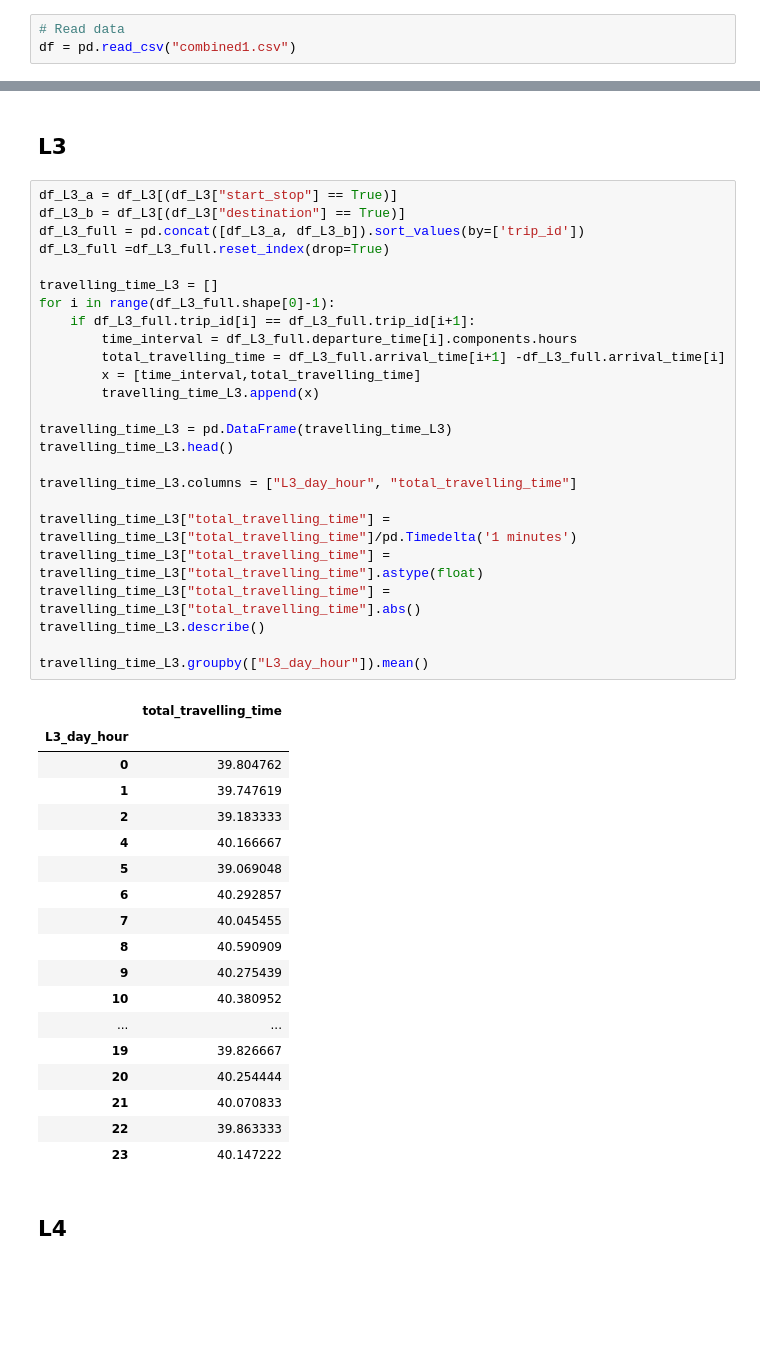
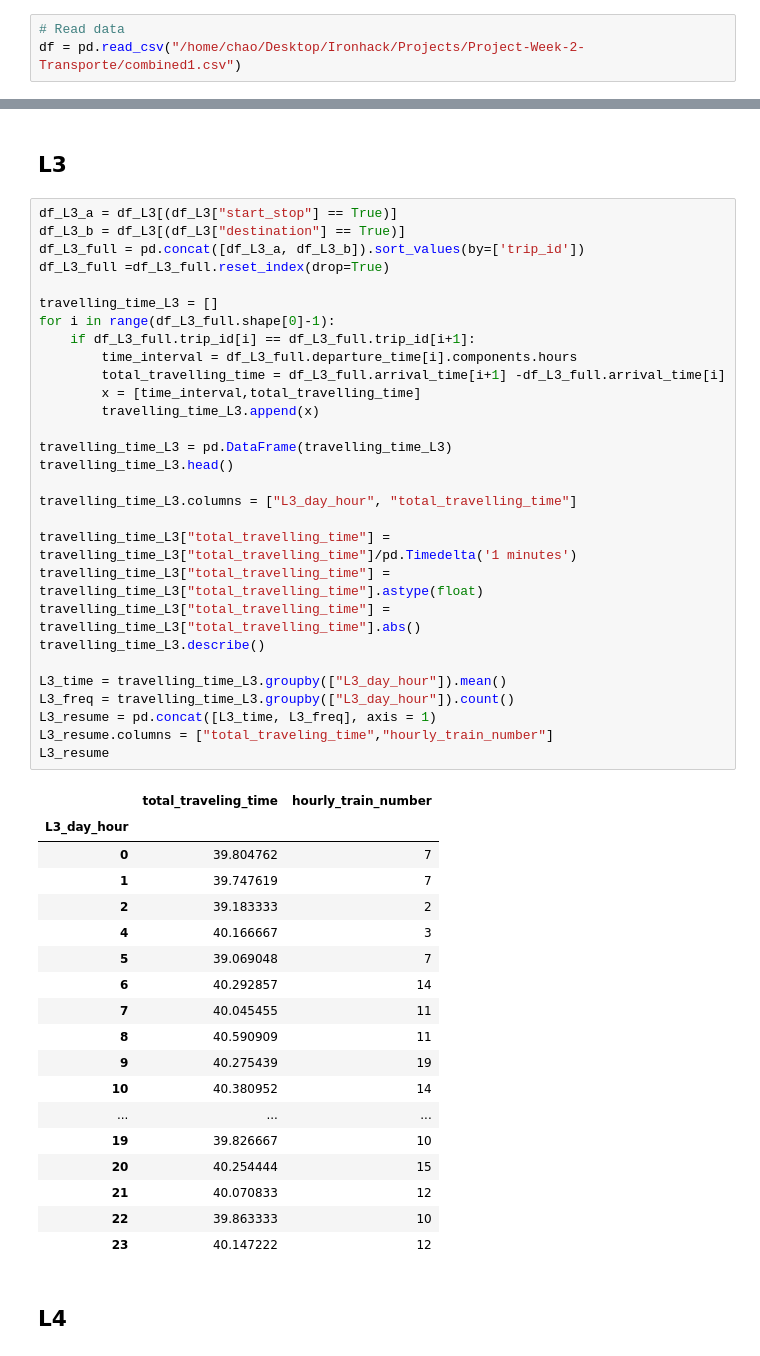
Before and after one commit to ChaotingChang/Project-Barcelona-public-transportation-capacity-in-big-event, a Jupyter notebook: your-project/Project_Week2-add-bus.ipynb, the cells around one changed output, grey strips where cells are left out. Saved outputs shown, nothing was run; the diff lists cells and outputs as text; blank space fills up the shorter version.

```diff
--- a/your-project/Project_Week2-add-bus.ipynb
+++ b/your-project/Project_Week2-add-bus.ipynb
@@ -3,6 +3,6 @@ import numpy as np
 import pandas as pd
 # %%
 # Read data
-df = pd.read_csv("combined1.csv")
+df = pd.read_csv("/home/chao/Desktop/Ironhack/Projects/Project-Week-2-Transporte/combined1.csv")
 # %%
 df.head()
@@ -247,47 +209,51 @@ travelling_time_L2.groupby(["L2_day_hour"]).mean()
 # %%
 df_L3_a = df_L3[(df_L3["start_stop"] == True)]
 df_L3_b = df_L3[(df_L3["destination"] == True)]
 df_L3_full = pd.concat([df_L3_a, df_L3_b]).sort_values(by=['trip_id'])
 df_L3_full =df_L3_full.reset_index(drop=True)
 
 travelling_time_L3 = []
 for i in range(df_L3_full.shape[0]-1):
     if df_L3_full.trip_id[i] == df_L3_full.trip_id[i+1]:
         time_interval = df_L3_full.departure_time[i].components.hours
         total_travelling_time = df_L3_full.arrival_time[i+1] -df_L3_full.arrival_time[i]
         x = [time_interval,total_travelling_time]
         travelling_time_L3.append(x)
 
 travelling_time_L3 = pd.DataFrame(travelling_time_L3)
 travelling_time_L3.head()
 
 travelling_time_L3.columns = ["L3_day_hour", "total_travelling_time"]
 
 travelling_time_L3["total_travelling_time"] = travelling_time_L3["total_travelling_time"]/pd.Timedelta('1 minutes')
 travelling_time_L3["total_travelling_time"] = travelling_time_L3["total_travelling_time"].astype(float)
 travelling_time_L3["total_travelling_time"] = travelling_time_L3["total_travelling_time"].abs()
 travelling_time_L3.describe()
 
-travelling_time_L3.groupby(["L3_day_hour"]).mean()
+L3_time = travelling_time_L3.groupby(["L3_day_hour"]).mean()
+L3_freq = travelling_time_L3.groupby(["L3_day_hour"]).count()
+L3_resume = pd.concat([L3_time, L3_freq], axis = 1)
+L3_resume.columns = ["total_traveling_time","hourly_train_number"]
+L3_resume
 # %% [output]
-|  | total_travelling_time |
-| L3_day_hour |  |
-| 0 | 39.804762 |
-| 1 | 39.747619 |
-| 2 | 39.183333 |
-| 4 | 40.166667 |
-| 5 | 39.069048 |
-| 6 | 40.292857 |
-| 7 | 40.045455 |
-| 8 | 40.590909 |
-| 9 | 40.275439 |
-| 10 | 40.380952 |
-| ... | ... |
-| 19 | 39.826667 |
-| 20 | 40.254444 |
-| 21 | 40.070833 |
-| 22 | 39.863333 |
-| 23 | 40.147222 |
+|  | total_traveling_time | hourly_train_number |
+| L3_day_hour |  |  |
+| 0 | 39.804762 | 7 |
+| 1 | 39.747619 | 7 |
+| 2 | 39.183333 | 2 |
+| 4 | 40.166667 | 3 |
+| 5 | 39.069048 | 7 |
+| 6 | 40.292857 | 14 |
+| 7 | 40.045455 | 11 |
+| 8 | 40.590909 | 11 |
+| 9 | 40.275439 | 19 |
+| 10 | 40.380952 | 14 |
+| ... | ... | ... |
+| 19 | 39.826667 | 10 |
+| 20 | 40.254444 | 15 |
+| 21 | 40.070833 | 12 |
+| 22 | 39.863333 | 10 |
+| 23 | 40.147222 | 12 |
 # %% [markdown]
 ## L4
 # %%
```
Also changed, not shown: parts of 23 cells of this notebook.
